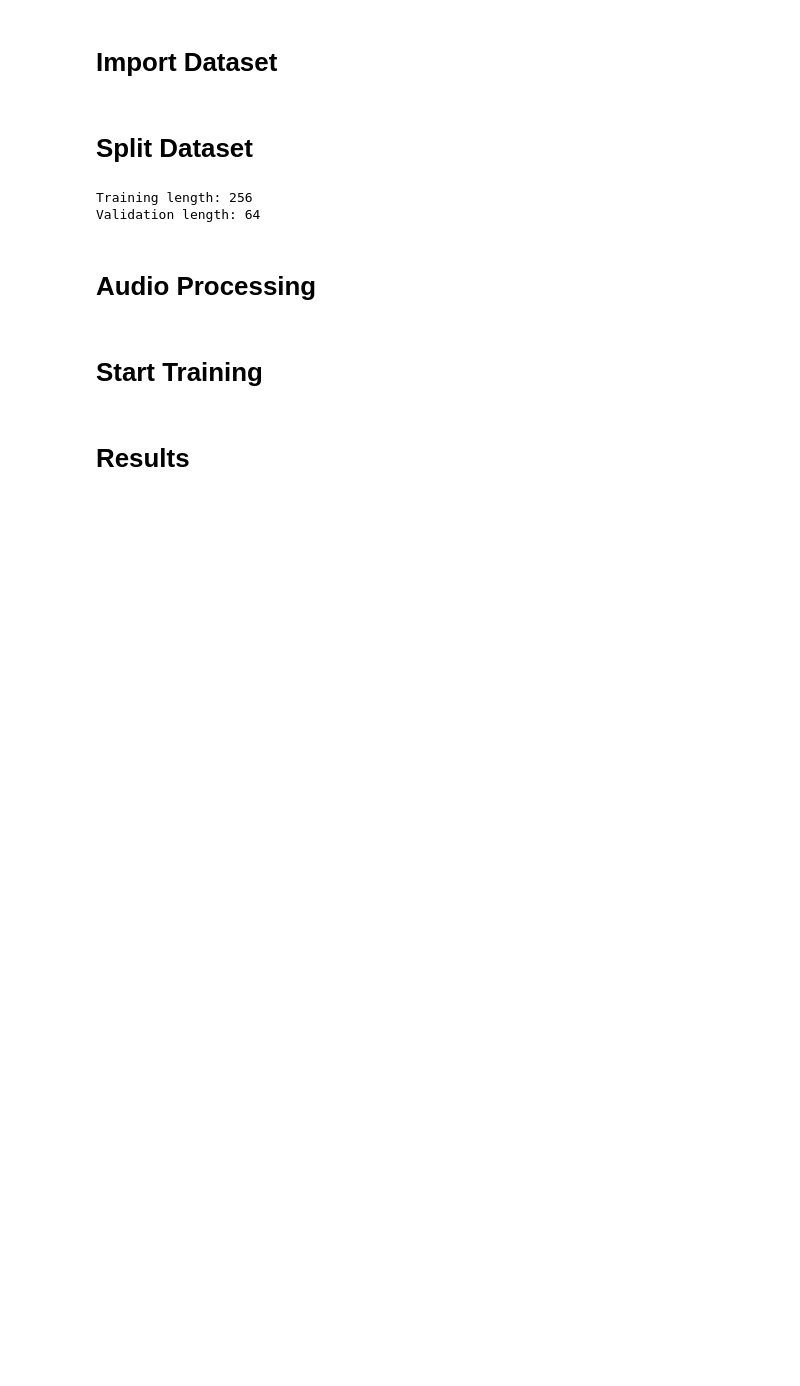
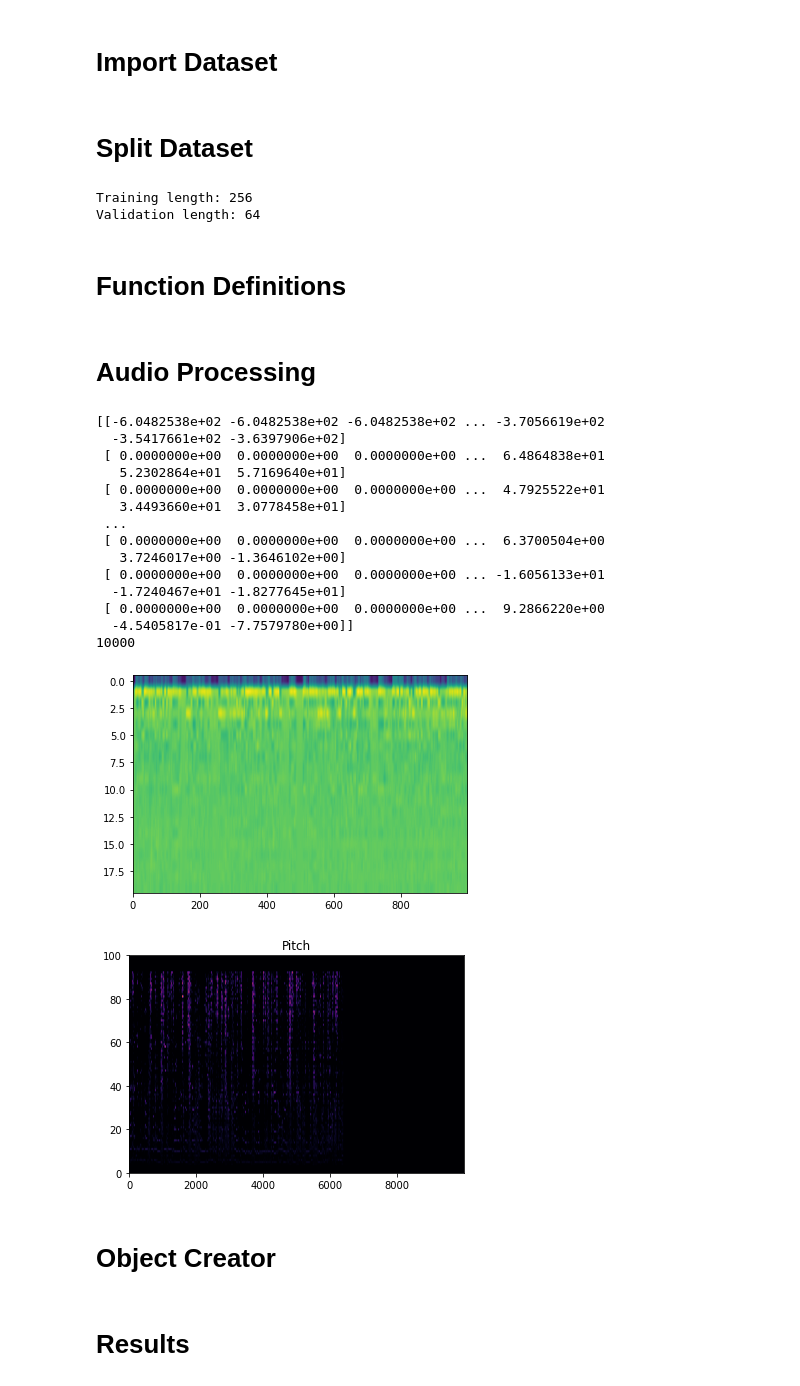
Before and after one commit to jxm1522/AI_FinalProject, a Jupyter notebook: AI_FinalProject.ipynb, the cells around one changed output. Saved outputs shown, nothing was run; the diff lists cells and outputs as text; code cells hidden in the pictures; blank space fills up the shorter version.

```diff
--- a/AI_FinalProject.ipynb
+++ b/AI_FinalProject.ipynb
@@ -11,9 +18,11 @@ import tensorflow as tf
 # Import Dataset
 # %%
 audio_dataset = []
+audio_dataset_list = []
 if os.path.isdir("audio"):
     # Create a list of all audio files for tensorflow
-    audio_dataset = os.listdir(path='audio/')
+    audio_dataset_list = os.listdir(path='audio/')
+    audio_dataset = tf.io.gfile.glob("audio" + '/*')
 else:
     exit("No audio dataset folder found")
 # %% [markdown]
@@ -43,3 +52,5 @@ print("Validation length: " + str(len(validation)))
 # %% [output]
 Training length: 256
 Validation length: 64
+# %% [markdown]
+# Function Definitions
@@ -46,4 +87,73 @@ Validation length: 64
 # %% [markdown]
 # Audio Processing
-# %% [markdown]
-# Start Training
+# %%
+# MFCC Feature Extraction
+if not os.path.isfile('mfccs_all_samples.npy'):
+
+    mfcc_list = []
+
+    # Extract MFCC feature from each audio file and save to a list
+    for audio_path in audio_dataset:
+        mfcc_list.append(wav2mfcc(audio_path, 1000))
+        print(audio_path)
+
+
+    plt.imshow(mfcc_list[0], aspect='auto', cmap=cm.viridis)
+    plt.show()
+
+    # Save list to file so feature extraction isn't needed on same dataset
+    mfccs = np.asarray(mfcc_list)
+    np.save('mfccs_all_samples.npy', mfccs)
+
+else:
+    mfccs_loaded = np.load('mfccs_all_samples.npy')
+    print(mfccs_loaded[0])
+
+    plt.imshow(mfccs_loaded[0], aspect='auto', cmap=cm.viridis)
+    plt.show()
+
+# Pitch Contour Extraction
+if not os.path.isfile('pitch_all_samples.npy'):
+
+    pitch_list = []
+
+    # Extract Pitch feature from each audio file and save to a list
+
+    for audio_path in audio_dataset:
+        pitch_list.append(wav2pitch(audio_path, 100, 10000))
+        print(audio_path)
+
+
+    plt.imshow(pitch_list[0], aspect='auto', cmap=cm.inferno)
+    plt.show()
+
+    # Save list to file so feature extraction isn't needed on same dataset
+    pitch_list = np.asarray(pitch_list)
+    np.save('pitch_all_samples.npy', pitch_list)
+
+else:
+    pitch_loaded = np.load('pitch_all_samples.npy')
+    print(len(pitch_loaded[0][0]))
+
+    plt.imshow(pitch_loaded[0], aspect='auto', cmap=cm.inferno)
+    plt.title('Pitch')
+    plt.ylim([0,100])
+# %% [output]
+[[-6.0482538e+02 -6.0482538e+02 -6.0482538e+02 ... -3.7056619e+02
+  -3.5417661e+02 -3.6397906e+02]
+ [ 0.0000000e+00  0.0000000e+00  0.0000000e+00 ...  6.4864838e+01
+   5.2302864e+01  5.7169640e+01]
+ [ 0.0000000e+00  0.0000000e+00  0.0000000e+00 ...  4.7925522e+01
+   3.4493660e+01  3.0778458e+01]
+ ...
+ [ 0.0000000e+00  0.0000000e+00  0.0000000e+00 ...  6.3700504e+00
+   3.7246017e+00 -1.3646102e+00]
+ [ 0.0000000e+00  0.0000000e+00  0.0000000e+00 ... -1.6056133e+01
+  -1.7240467e+01 -1.8277645e+01]
+ [ 0.0000000e+00  0.0000000e+00  0.0000000e+00 ...  9.2866220e+00
+  -4.5405817e-01 -7.7579780e+00]]
+10000
+[figure, added]
+[figure, added]
+# %% [markdown]
+# Object Creator
```
Also changed, not shown: parts of 5 cells of this notebook.
